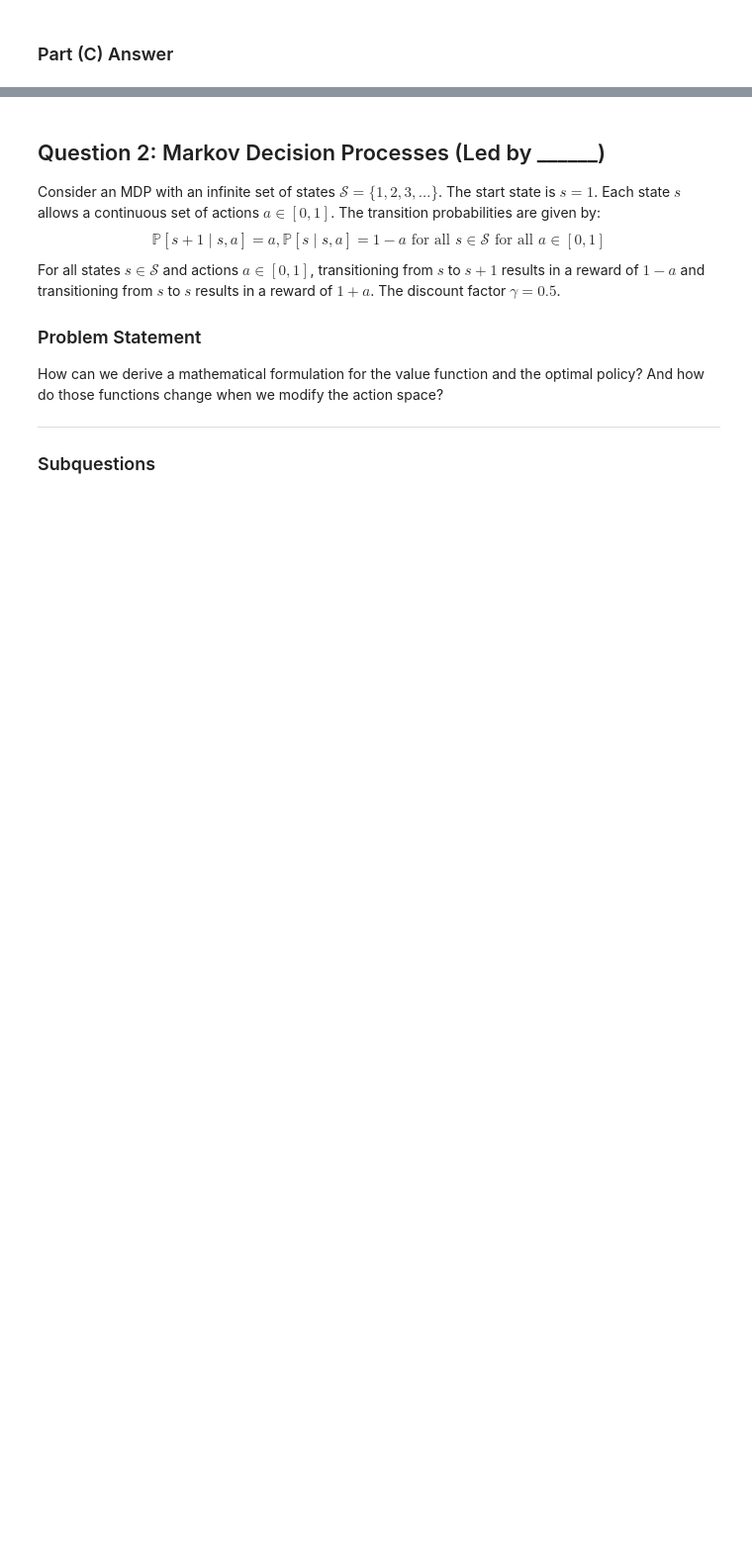
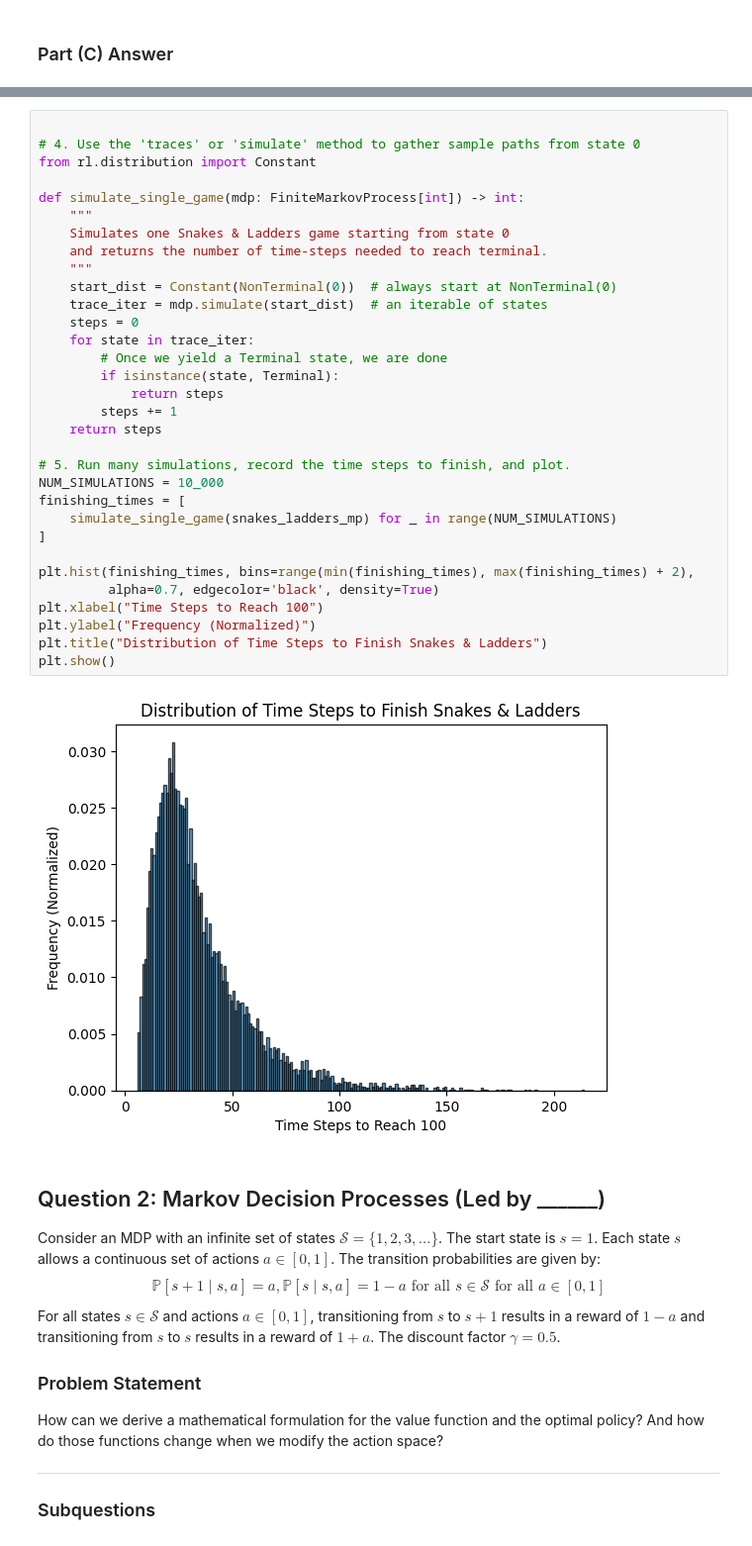
Before and after one commit to ranystephan/RL-book, a Jupyter notebook: ranycs_assts_solving/ranycs_asst1/ranycs_assignment1.ipynb, the cells around one changed output, grey strips where cells are left out. Shown: that part at 99% size. Drawn from its saved outputs; the diff is of its cells as text; blank space fills up the shorter version.

```diff
--- a/ranycs_assts_solving/ranycs_asst1/ranycs_assignment1.ipynb
+++ b/ranycs_assts_solving/ranycs_asst1/ranycs_assignment1.ipynb
@@ -71,3 +186,37 @@ Code up a `transition_map: Transition[S]` data structure to represent the transi
+# %%
+
+# 4. Use the 'traces' or 'simulate' method to gather sample paths from state 0
+from rl.distribution import Constant
+
+def simulate_single_game(mdp: FiniteMarkovProcess[int]) -> int:
+    """
+    Simulates one Snakes & Ladders game starting from state 0
+    and returns the number of time-steps needed to reach terminal.
+    """
+    start_dist = Constant(NonTerminal(0))  # always start at NonTerminal(0)
+    trace_iter = mdp.simulate(start_dist)  # an iterable of states
+    steps = 0
+    for state in trace_iter:
+        # Once we yield a Terminal state, we are done
+        if isinstance(state, Terminal):
+            return steps
+        steps += 1
+    return steps
+
+# 5. Run many simulations, record the time steps to finish, and plot.
+NUM_SIMULATIONS = 10_000
+finishing_times = [
+    simulate_single_game(snakes_ladders_mp) for _ in range(NUM_SIMULATIONS)
+]
+
+plt.hist(finishing_times, bins=range(min(finishing_times), max(finishing_times) + 2),
+         alpha=0.7, edgecolor='black', density=True)
+plt.xlabel("Time Steps to Reach 100")
+plt.ylabel("Frequency (Normalized)")
+plt.title("Distribution of Time Steps to Finish Snakes & Ladders")
+plt.show()
+# %% [output]
+[figure, added]
 # %% [markdown]
 ## Question 2: Markov Decision Processes (Led by ______)
 
```
Also changed, not shown: parts of 10 cells of this notebook, 3 other files.
